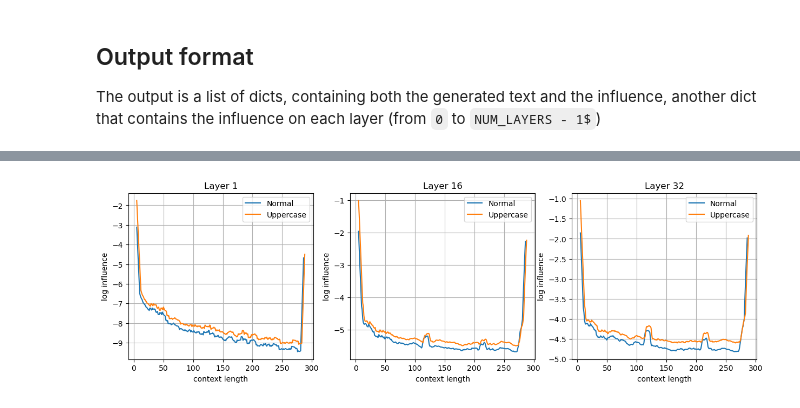
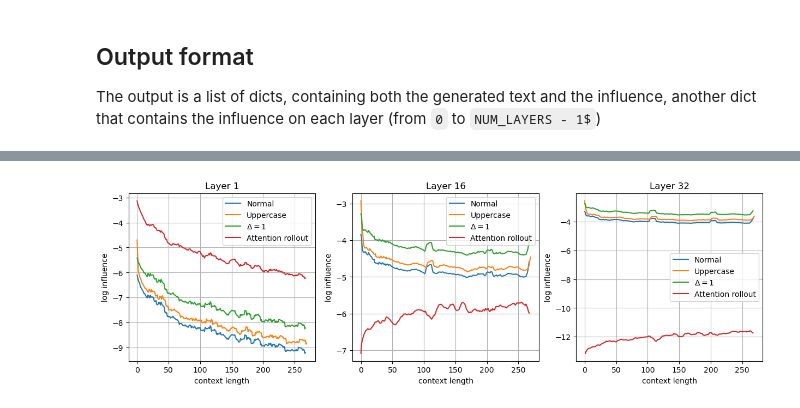
Before and after one commit to netop-team/pay_attention_pipeline, a Jupyter notebook: examples/influence.ipynb, the cells around one changed output, grey strips where cells are left out. Saved outputs shown, nothing was run; the diff lists cells and outputs as text; code cells hidden in the pictures.

Commit message:
update example notebooks

````diff
--- a/examples/influence.ipynb
+++ b/examples/influence.ipynb
@@ -120,35 +121,6 @@ Passing tensors to CPU...
 The output is a list of dicts, containing both the generated text and the influence, another dict that contains the influence on each layer (from ```0``` to ```NUM_LAYERS - 1$```)
 # %%
 influence = out[0]['influence']
+influence_delta = out_delta[0]['influence']
+rollout = out_rollout[0]['influence']
 influence_caps = out_caps[0]['influence']
-# %%
-import torch
-import torch.nn.functional as F
-
-def rolling_mean(x, window_size):
-    """
-    Compute the rolling mean of a 1D tensor using a specified window size.
-
-    Args:
-        x (torch.Tensor): Input tensor, should be 1D or 2D (batch of sequences).
-        window_size (int): The size of the window to compute the mean over.
-
-    Returns:
-        torch.Tensor: Tensor containing the rolling mean.
-    """
-    if len(x.shape) == 1:
-        x = x.unsqueeze(0)  # Add batch dimension
-        input_1d = True
-    else:
-        input_1d = False
-
-    # Create a 1D convolutional filter of ones
-    weight = torch.ones(1, 1, window_size) / window_size
-
-    weight = weight.to(x.dtype)
-
-    # Apply convolution (this does the rolling mean)
-    rolling_mean = F.conv1d(x.unsqueeze(1), weight, padding=window_size//2)
-
-    # If the input was 1D, squeeze the batch dimension
-    return rolling_mean.squeeze() if input_1d else rolling_mean.squeeze(1)
@@ -155,25 +177,37 @@ def rolling_mean(x, window_size):
 # %%
 layers_to_plot = [0, 15, 31]
 layers_to_axs_idx = {v: i for i, v in enumerate(layers_to_plot)}
 n_plots = len(layers_to_plot)
 fig, axes = plt.subplots(1, n_plots, figsize=(n_plots * 5, 4))
 
 for layer_idx in layers_to_plot:
     plot_idx = layers_to_axs_idx[layer_idx]
     axes[plot_idx].plot(
         rolling_mean(torch.log(influence[layer_idx]), 10)[10:],
         label = "Normal"
     )
     axes[plot_idx].plot(
         rolling_mean(torch.log(influence_caps[layer_idx]), 10)[10:],
         label = "Uppercase"
     )
 
+    axes[plot_idx].plot(
+        rolling_mean(torch.log(influence_delta[layer_idx]), 10)[10:],
+        label = r"$\Delta = 1$"
+    )
+
+    axes[plot_idx].plot(
+        rolling_mean(torch.log(rollout[layer_idx]), 10)[10:],
+        label = r"Attention rollout"
+    )
+
 
     axes[plot_idx].set_title(f"Layer {layer_idx+1}")
     axes[plot_idx].grid()
     axes[plot_idx].set_xlabel("context length")
     axes[plot_idx].set_ylabel("log influence")
     axes[plot_idx].legend()
+
+plt.savefig("img/example_influence.png")
 # %% [output]
-[figure, old version]
+[figure, new version]
````
Also changed, not shown: parts of 6 cells of this notebook, 2 other files.
